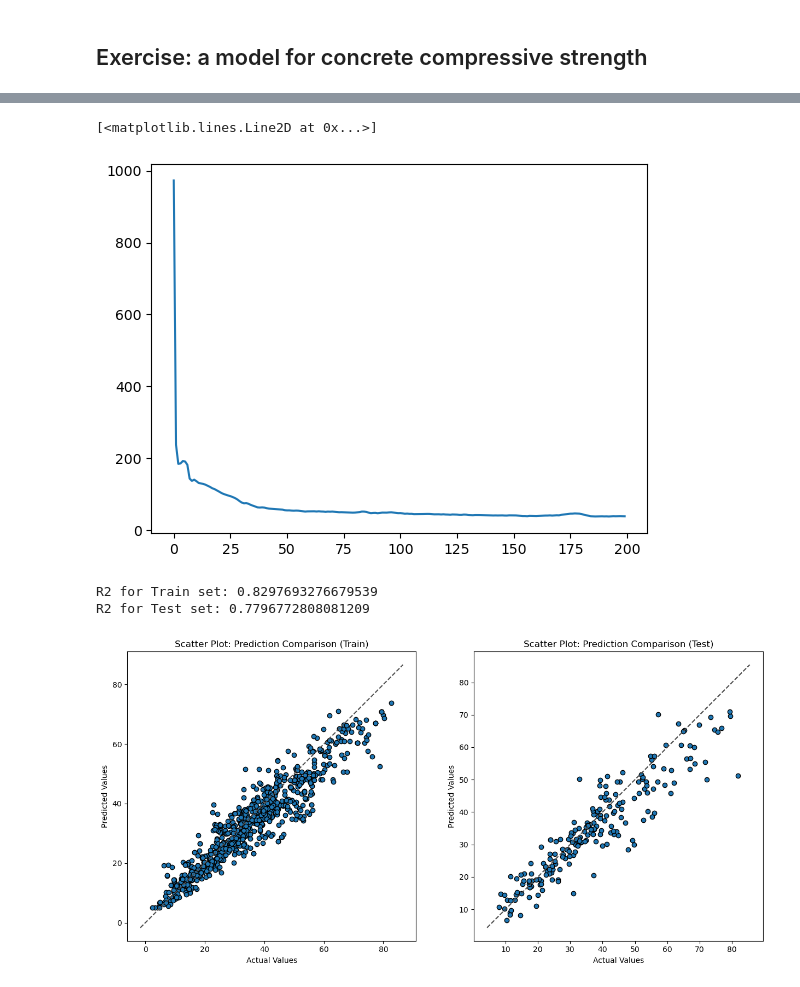
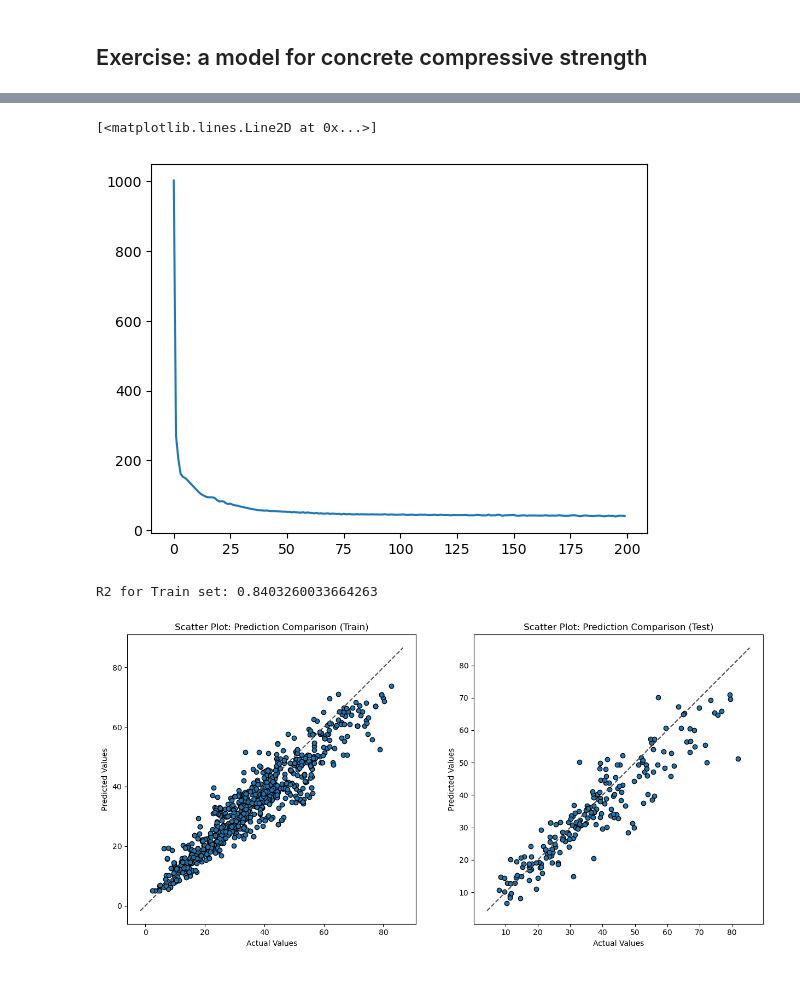
Before and after one commit to alucantonio/data_enhanced_simulation, a Jupyter notebook: FlaxIntro.ipynb, the cells around one changed output, grey strips where cells are left out. Cells and saved outputs as stored; diff of their text form; code cells hidden in the pictures.

```diff
--- a/FlaxIntro.ipynb
+++ b/FlaxIntro.ipynb
@@ -308,7 +310,5 @@ cement_df.describe()
 | max | 540.000000 | 359.400000 | 200.100000 | 247.000000 | ... |
 # %%
 cement_X=cement_df.iloc[:,:-1].to_numpy()
-cement_Y=cement_df.iloc[:,-1].to_numpy().reshape(-1,1)
-
-cement_train_X,cement_test_X,cement_train_Y,cement_test_Y=\
-  train_test_split(cement_X,cement_Y,test_size=0.20,random_state=48)
+cement_Y=cement_df.iloc[:,-1].to_numpy()
+print(cement_X.shape, cement_Y.shape)
@@ -340,25 +332,6 @@ class Model(nnx.Module):
     y = self.linear4(y)
     return y
 
+x_dim = cement_X.shape[1]
+y_dim = 1
 model = Model(x_dim, y_dim, rngs=nnx.Rngs(0))
-# %%
-epochs = 200
-log_period_epoch = 10
-batch_size = 64
-
-train_loss_history = []
-test_loss_history = []
-
-lr = 0.02 # learning rate
-optimizer = nnx.Optimizer(model, optax.adam(lr)) # Adam optimizer
-
-# Training loop
-for epoch in tqdm(range(1, epochs + 1)):
-    model, train_loss, test_loss = train_epoch(model, optimizer, cement_train_X, cement_train_Y,
-                                               cement_test_X, cement_test_Y, batch_size, random.key(1))
-
-    train_loss_history.append(train_loss)
-    test_loss_history.append(test_loss)
-
-    if epoch == 1 or epoch % log_period_epoch == 0:
-        print(f'epoch {epoch}, training loss = {train_loss}, test loss = {test_loss}')
@@ -382,0 +338,13 @@ epoch 200, training loss = 38.04309844970703, test loss = 48.19871139526367
+# %%
+epochs = 200
+log_period_epoch = 10
+batch_size = 64
+
+train_loss_history = []
+test_loss_history = []
+
+lr = 0.02 # learning rate
+
+m = MLPRegressor(model, lr, epochs, batch_size, log_period_epoch)
+
+m.fit(cement_X, cement_Y)
@@ -383,16 +369,15 @@ epoch 200, training loss = 38.04309844970703, test loss = 48.19871139526367
 # %%
-plt.plot(train_loss_history)
+plt.plot(m.train_loss_history)
 # %% [output]
 [<matplotlib.lines.Line2D at 0x...>]
-[figure, old version]
+[figure, new version]
 # %%
-pred_train_Y = model(cement_train_X)
-pred_test_Y = model(cement_test_X)
-print("R2 for Train set:",r2_score(pred_train_Y,cement_train_Y))
-print("R2 for Test set:",r2_score(pred_test_Y,cement_test_Y))
+pred_train_Y = m.predict(cement_X)
+# pred_test_Y = m.predict(cement_test_X)
+print("R2 for Train set:",r2_score(pred_train_Y,cement_Y))
+# print("R2 for Test set:",r2_score(pred_test_Y,cement_test_Y))
 # %% [output]
-R2 for Train set: 0.8297693276679539
-R2 for Test set: 0.7796772808081209
+R2 for Train set: 0.8403260033664263
 # %%
 def predictVSactual(actual_y,y_predict,title_label):
     fig,ax=plt.subplots(1,len(actual_y),figsize=(15,15))
```
Also changed, not shown: parts of 10 cells of this notebook, 3 other files.
